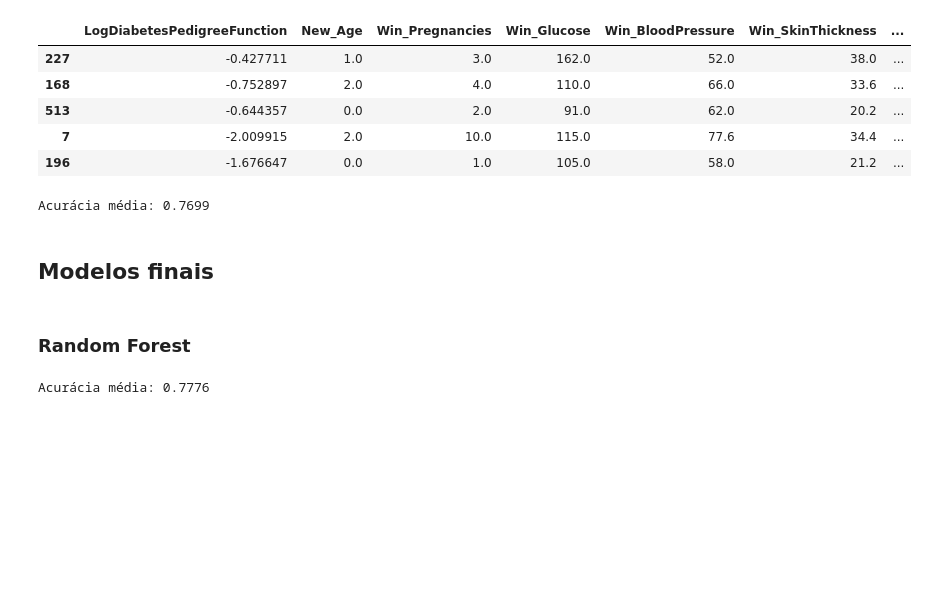
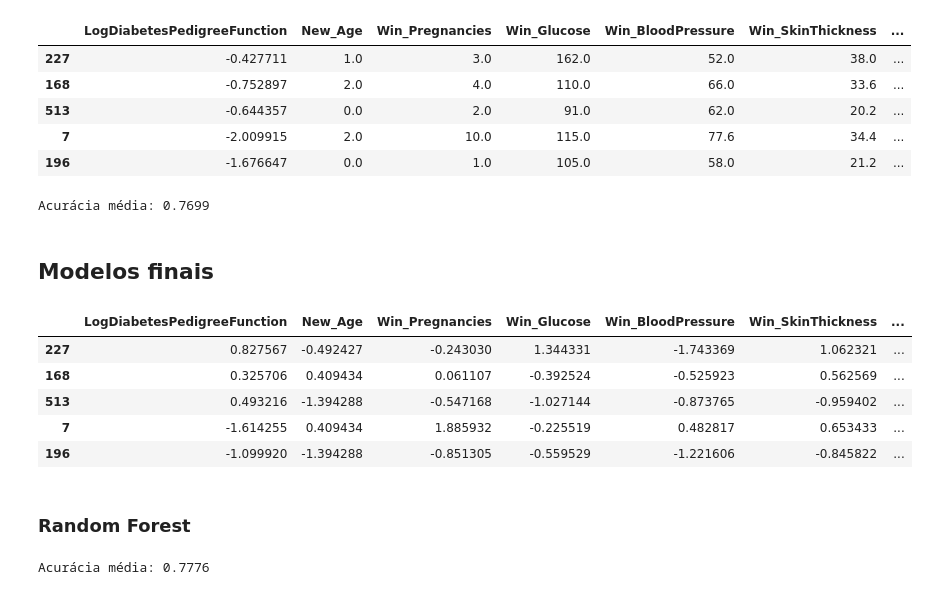
Before and after one commit to franklinzppa/diabetes-classification, a Jupyter notebook: diabetes-clf.ipynb, the cells around one changed output. Saved outputs shown, nothing was run; the diff lists cells and outputs as text; code cells hidden in the pictures; blank space fills up the shorter version.

```diff
--- a/diabetes-clf.ipynb
+++ b/diabetes-clf.ipynb
@@ -589,13 +594,17 @@ Acurácia média: 0.7699
 # %% [markdown]
 ## Modelos finais
 # %%
-X_train = X_train_tr.copy()
-
 # Reescalando
 
-std_scaler = StandardScaler()
-X_train_sc = std_scaler.fit_transform(X_train)
-X_train_sc = pd.DataFrame(X_train_sc, columns=X_train.columns, index=X_train.index)
+X_train_sc = pd.DataFrame(X_train_sc, columns=X_train_tr.columns, index=X_train_tr.index)
+X_train_sc.head()
+# %% [output]
+|  | LogDiabetesPedigreeFunction | New_Age | Win_Pregnancies | Win_Glucose | Win_BloodPressure | Win_SkinThickness | ... |
+| 227 | 0.827567 | -0.492427 | -0.243030 | 1.344331 | -1.743369 | 1.062321 | ... |
+| 168 | 0.325706 | 0.409434 | 0.061107 | -0.392524 | -0.525923 | 0.562569 | ... |
+| 513 | 0.493216 | -1.394288 | -0.547168 | -1.027144 | -0.873765 | -0.959402 | ... |
+| 7 | -1.614255 | 0.409434 | 1.885932 | -0.225519 | 0.482817 | 0.653433 | ... |
+| 196 | -1.099920 | -1.394288 | -0.851305 | -0.559529 | -1.221606 | -0.845822 | ... |
 # %% [markdown]
 ### Random Forest
 # %%
```
Also changed, not shown: parts of 17 cells of this notebook.
